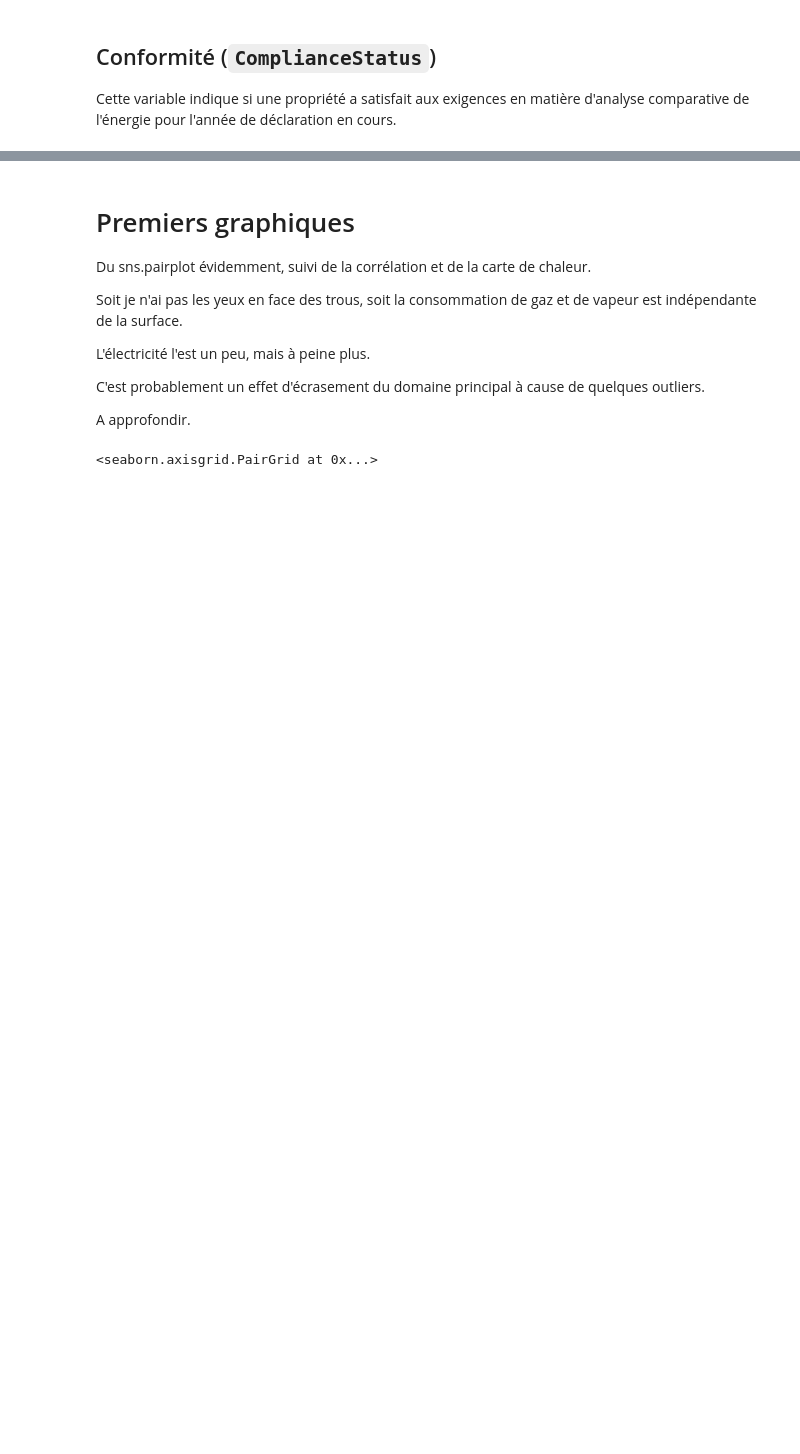
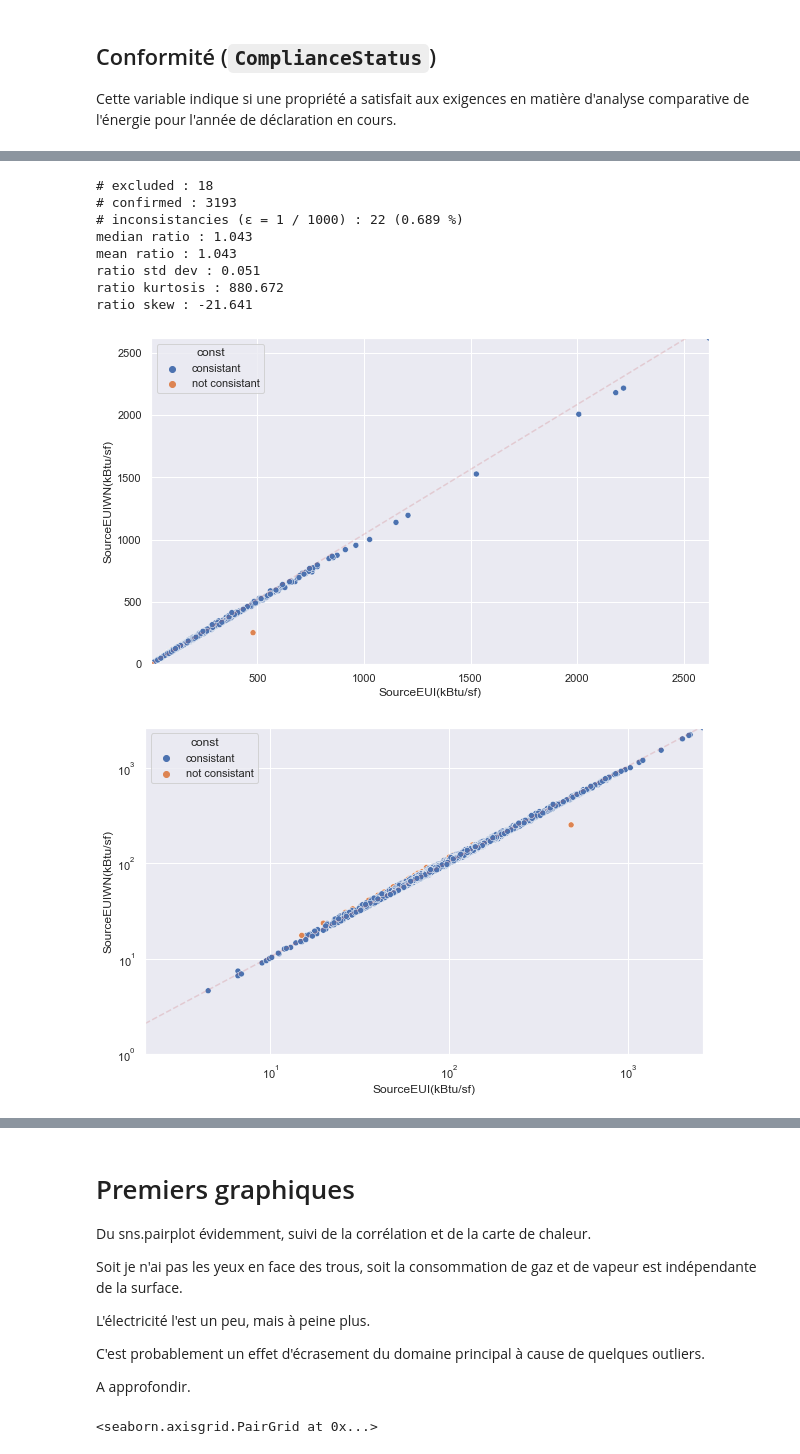
Before and after one commit to Franck-PepperLabs/pepper_carbon-neutral_seattle, a Jupyter notebook: jupyter/scratchpad.ipynb, the cells around one changed output, grey strips where cells are left out. Saved outputs shown, nothing was run; the diff lists cells and outputs as text; code cells hidden in the pictures; blank space fills up the shorter version.

```diff
--- a/jupyter/scratchpad.ipynb
+++ b/jupyter/scratchpad.ipynb
@@ -526,0 +637,14 @@ median ratio : 0.999
+# %%
+__data, __aber = exclude_irrelevants(_data, ['SourceEUI(kBtu/sf)', 'SourceEUIWN(kBtu/sf)'])
+check, inconst = assert_const_ratio(__data, 'SourceEUI(kBtu/sf)', 'SourceEUIWN(kBtu/sf)')
+# %% [output]
+# excluded : 18
+# confirmed : 3193
+# inconsistancies (ε = 1 / 1000) : 22 (0.689 %)
+median ratio : 1.043
+mean ratio : 1.043
+ratio std dev : 0.051
+ratio kurtosis : 880.672
+ratio skew : -21.641
+[figure, added]
+[figure, added]
```
Also changed, not shown: parts of 104 cells of this notebook.
